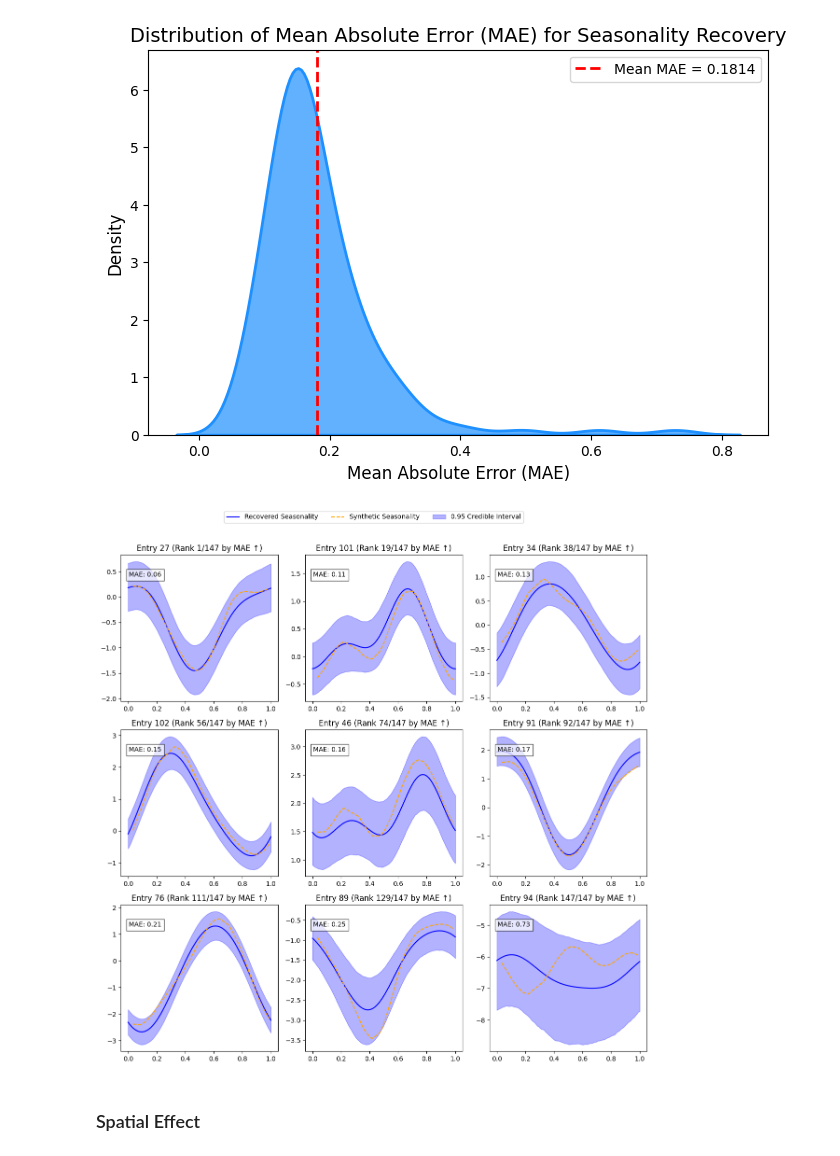
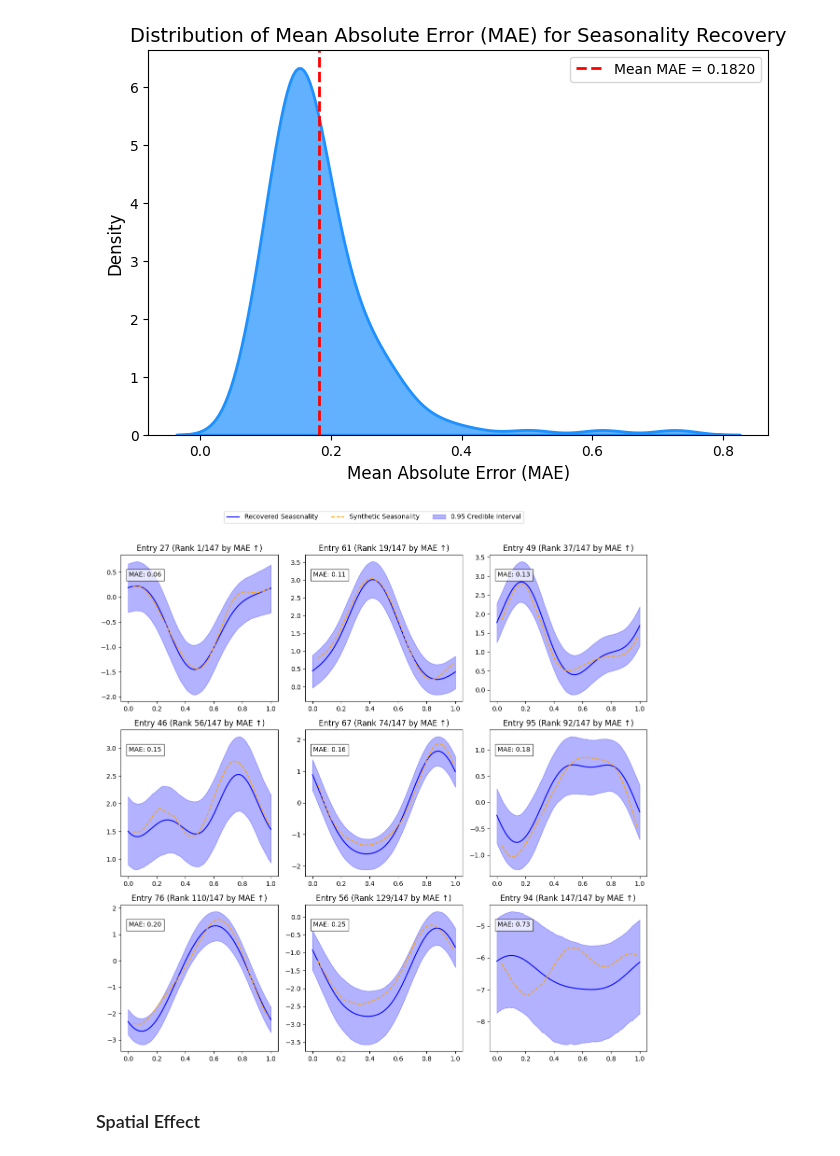
Before and after one commit to QhenryQ/nteprsm, a Jupyter notebook: notebooks/parameter_recovery_analysis.ipynb, the cells around one changed output. Cells and saved outputs as stored; diff of their text form; code cells hidden in the pictures.

Commit message:
update manuscript visualization

```diff
--- a/notebooks/parameter_recovery_analysis.ipynb
+++ b/notebooks/parameter_recovery_analysis.ipynb
@@ -35,12 +35,15 @@ with open(DATA_DIR / f"model_output/{savename}/taus.pkl", "rb") as f:
     taus = pickle.load(f)
 # %%
 # Calculate the number of unique entries
-num_entries = len(df['entry_name_code'].unique())
-
+num_entries = len(df['entry_code'].unique())
+print("Number of unique entries:", num_entries)
 # Determine the maximum row and column indices
 num_rows = int(df['row'].max())
 num_cols = int(df['col'].max())
-
+print("Number of rows:", num_rows)
+print("Number of columns:", num_cols)
 # Extract the number of raters and beta values from the fit object
 num_raters = fit.tau_rater.shape[1]  # Number of raters
 num_betas = fit.tau_rater.shape[2]   # Number of beta values (should be 8)
+print("Number of raters:", num_raters)
+print("Number of threshold values:", num_betas)
@@ -60,9 +69,9 @@ maes = []
 time_points = np.linspace(0, 1, 100)  # Normalized time points
 
 # Loop through all entries and compute MAE
-for ec in range(num_entries):
+for ec in range(1, num_entries + 1):
     # Filter data for the current entry code
-    data = df[df['entry_name_code'] == ec][['adj_time_of_year', 'seasonality']].drop_duplicates()
+    data = df[df['entry_code'] == ec][['adj_time_of_year', 'seasonality']].drop_duplicates()
 
     # Extract synthetic time and seasonality
     synthetic_time = data['adj_time_of_year'].values
@@ -73,7 +82,7 @@ for ec in range(num_entries):
     interpolated_synthetic = interp_func(time_points)
 
     # Compute Mean Absolute Error (MAE)
-    mae = np.mean(np.abs(seasonality_means[ec] - interpolated_synthetic))
+    mae = np.mean(np.abs(seasonality_means[ec-1] - interpolated_synthetic))
     maes.append(mae)
 
 # Plot KDE of MAEs
@@ -132,7 +141,7 @@ for i, ec in enumerate(ecs):
     line1, = axes[i].plot(time_points, seasonality_means[ec], color='blue', label='Recovered Seasonality')
 
     # Filter the data for the current entry
-    data = df[df['entry_name_code'] == ec][['adj_time_of_year', 'seasonality']].drop_duplicates()
+    data = df[df['entry_code'] == ec + 1][['adj_time_of_year', 'seasonality']].drop_duplicates()
 
     # Extract synthetic time and seasonality
     synthetic_time = data['adj_time_of_year'].values
@@ -154,34 +163,34 @@ for i, ec in enumerate(ecs):
         alpha=0.3,
         label=f'{ci} Credible Interval'
     )
 
     # Compute Mean Absolute Error (MAE)
     mae = np.mean(np.abs(seasonality_means[ec] - interpolated_synthetic))
 
     # Store handles only once (from the first subplot)
     if i == 0:
         handles.extend([line1, line2, fill])
         labels.extend(['Recovered Seasonality', 'Synthetic Seasonality', f'{ci} Credible Interval'])
 
     # Add MAE annotation
     axes[i].text(
         0.05, 0.85, f"MAE: {mae:.2f}",
         transform=axes[i].transAxes,
         fontsize=10,
         bbox=dict(facecolor='white', edgecolor='black', alpha=0.7)
     )
 
     # Set labels and title
     axes[i].set_title(f'Entry {ec} (Rank {ranks[i] + 1}/{num_entries} by MAE ↑)')
 
 # Add a legend
 fig.legend(handles, labels, loc='upper center', ncol=3, fontsize=10)
 
 # Adjust layout
 plt.tight_layout(rect=[0, 0, 1, 0.95])
 plt.show()
 # %% [output]
-[figure, old version]
+[figure, new version]
 # %% [markdown]
 ### Spatial Effect
 # %%
```
Also changed, not shown: parts of 4 cells of this notebook, 4 other files.
